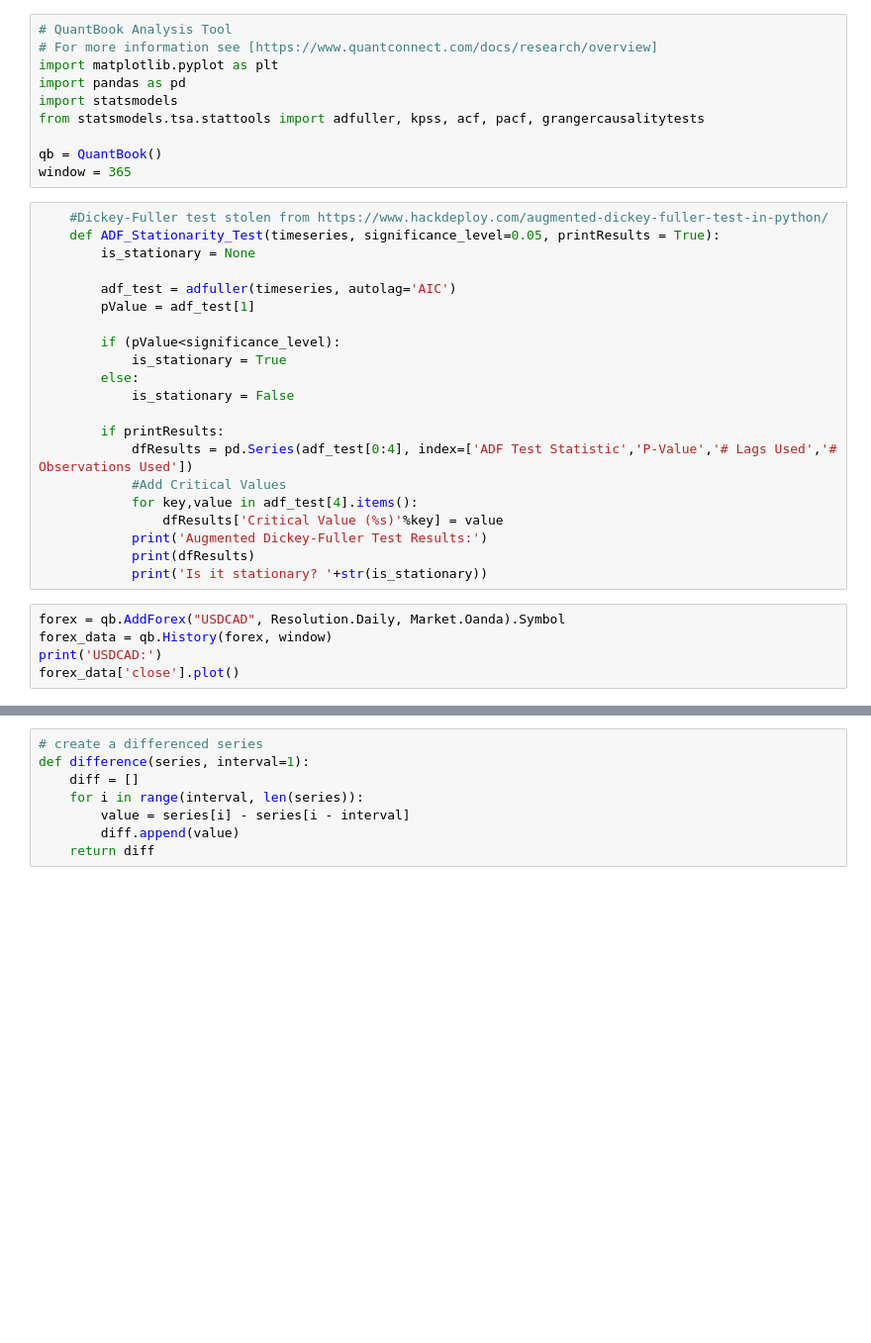
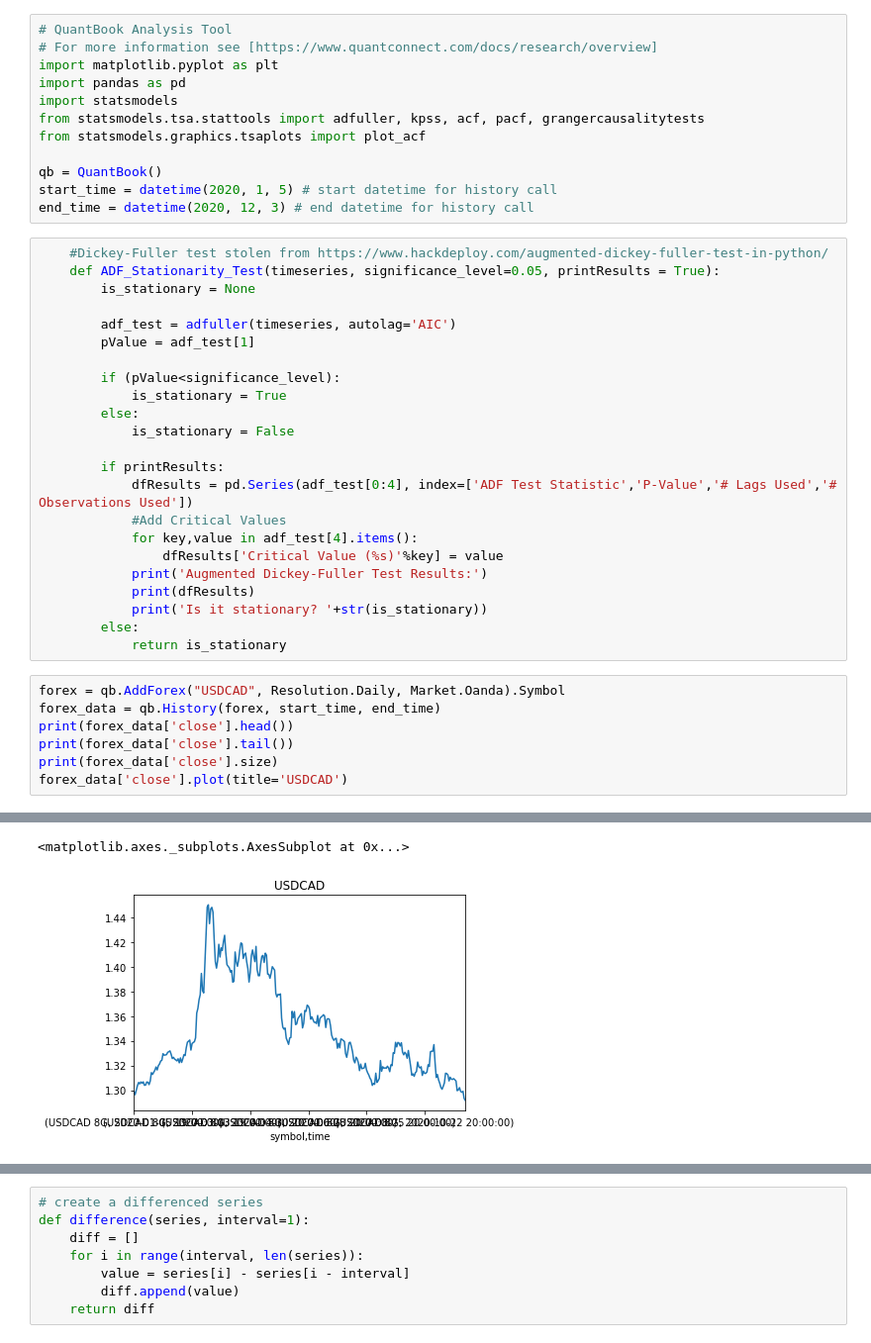
Before and after one commit to KnlnKS/Forex-Price-Predictor-Quantconnect, a Jupyter notebook: research.ipynb, the cells around one changed output, grey strips where cells are left out. Shown at 99% size. Drawn from its saved outputs; the diff is of its cells as text; blank space fills up the shorter version.

```diff
--- a/research.ipynb
+++ b/research.ipynb
@@ -8,9 +8,11 @@ import matplotlib.pyplot as plt
 import pandas as pd
 import statsmodels
 from statsmodels.tsa.stattools import adfuller, kpss, acf, pacf, grangercausalitytests
+from statsmodels.graphics.tsaplots import plot_acf
 
 qb = QuantBook()
-window = 365
+start_time = datetime(2020, 1, 5) # start datetime for history call
+end_time = datetime(2020, 12, 3) # end datetime for history call
 # %%
     #Dickey-Fuller test stolen from https://www.hackdeploy.com/augmented-dickey-fuller-test-in-python/
     def ADF_Stationarity_Test(timeseries, significance_level=0.05, printResults = True):
@@ -32,8 +34,13 @@ window = 365
             print('Augmented Dickey-Fuller Test Results:')
             print(dfResults)
             print('Is it stationary? '+str(is_stationary))
+        else:
+            return is_stationary
 # %%
 forex = qb.AddForex("USDCAD", Resolution.Daily, Market.Oanda).Symbol
-forex_data = qb.History(forex, window)
-print('USDCAD:')
-forex_data['close'].plot()
+forex_data = qb.History(forex, start_time, end_time)
+print(forex_data['close'].head())
+print(forex_data['close'].tail())
+print(forex_data['close'].size)
+forex_data['close'].plot(title='USDCAD')
+# %% [output]
@@ -40,2 +62,4 @@ forex_data['close'].plot()
+<matplotlib.axes._subplots.AxesSubplot at 0x...>
+[figure, added]
 # %%
 oil = qb.AddCfd("WTICOUSD", Resolution.Daily, Market.Oanda).Symbol
```
Also changed, not shown: parts of 18 cells of this notebook.
